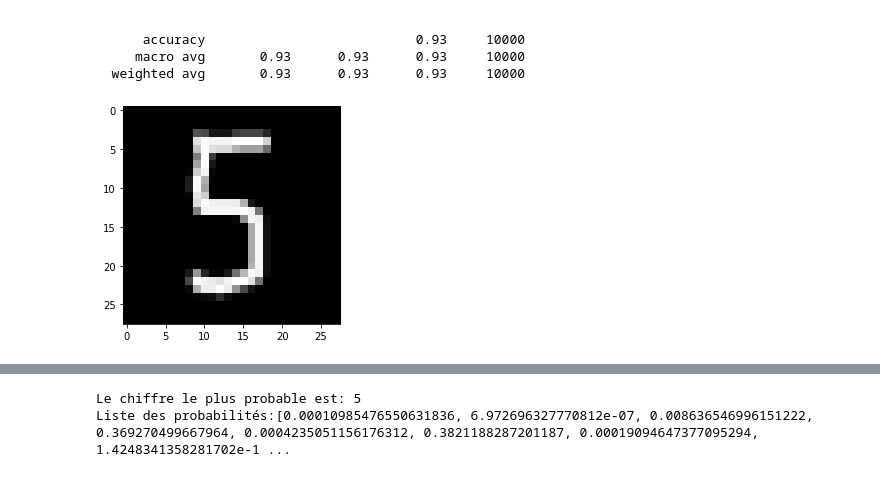
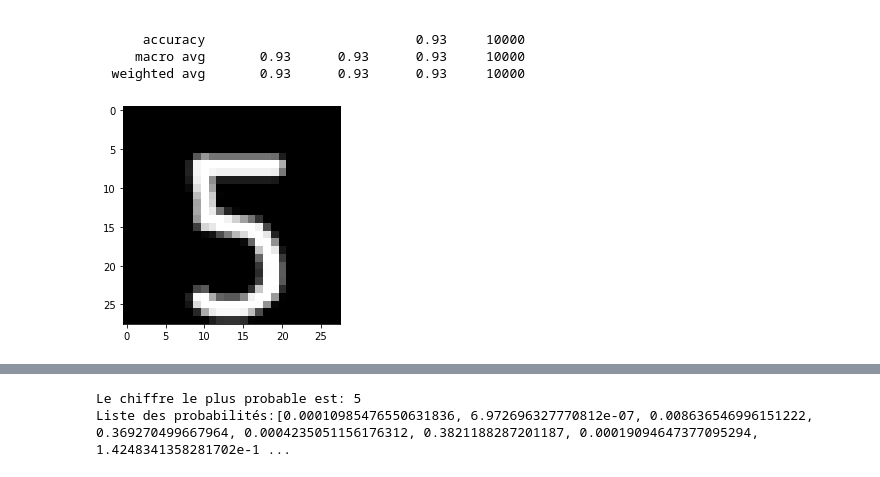
Before and after one commit to jpphi/prj_final, a Jupyter notebook: id_handwritten/E2_baseb5.ipynb, the cells around one changed output, grey strips where cells are left out. Drawn from its saved outputs; the diff is of its cells as text; code cells hidden in the pictures.

```diff
--- a/id_handwritten/E2_baseb5.ipynb
+++ b/id_handwritten/E2_baseb5.ipynb
@@ -517,7 +517,7 @@ détection de 9       0.91      0.92      0.92      1009
      macro avg       0.93      0.93      0.93     10000
   weighted avg       0.93      0.93      0.93     10000
 # %%
-img= Image.open("./images/5_001.png")
+img= Image.open("./images/image_test.png")
 _=plt.imshow(img, cmap= "gray")
 # %% [output]
-[figure, old version]
+[figure, new version]
```
Also changed, not shown: parts of 2 cells of this notebook, 1 other file.
